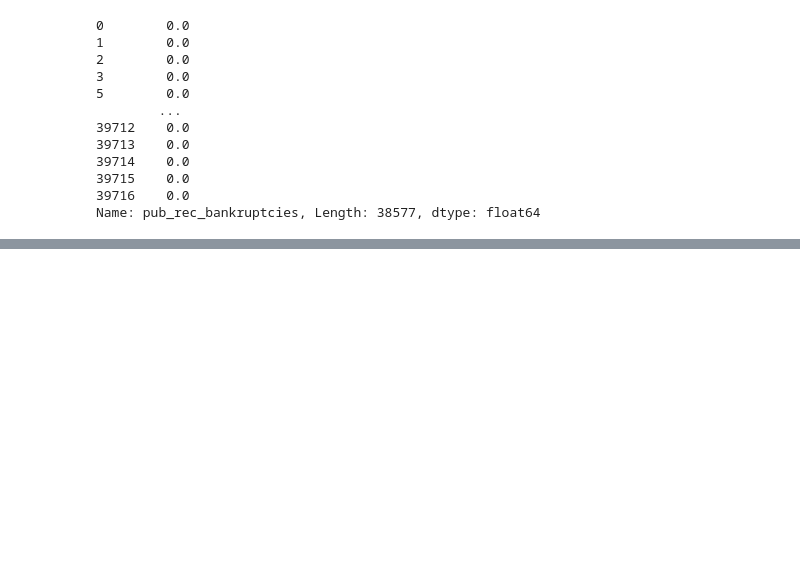
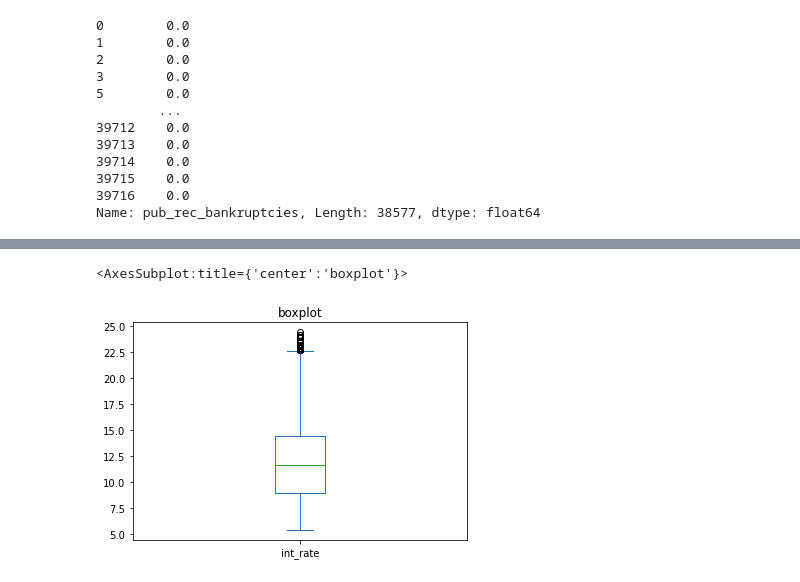
Before and after one commit to rahul2july/lendingclubcasestudy, a Jupyter notebook: rahulgupta.ipynb, the cells around one changed output, grey strips where cells are left out. Saved outputs shown, nothing was run; the diff lists cells and outputs as text; code cells hidden in the pictures; blank space fills up the shorter version.

```diff
--- a/rahulgupta.ipynb
+++ b/rahulgupta.ipynb
@@ -236,0 +240,9 @@ x = loan_df[['loan_amnt', 'funded_amnt_inv', 'int_rate', 'dti']].plot(kind='box'
+# %%
+# Data looks fine for loan_amnt and funded_amnt_inv and doesn't seem to have outliers as
+# data is continuously growing. So not doing anything for these.
+
+# Now lests check for int_rate
+loan_df[['int_rate']].plot(kind='box', title='boxplot')
+# %% [output]
+<AxesSubplot:title={'center':'boxplot'}>
+[figure, added]
```
Also changed, not shown: parts of 13 cells of this notebook, 1 other file.
